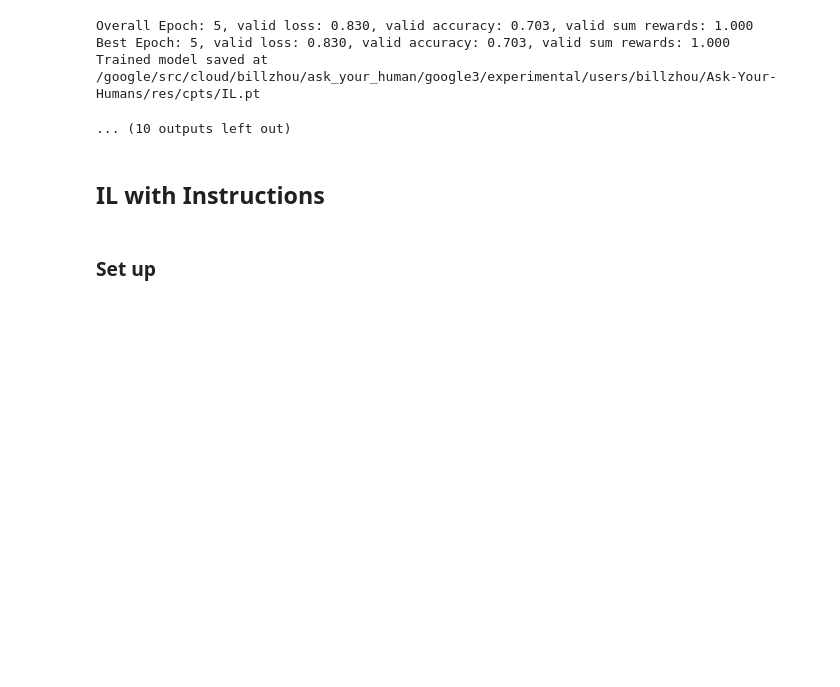
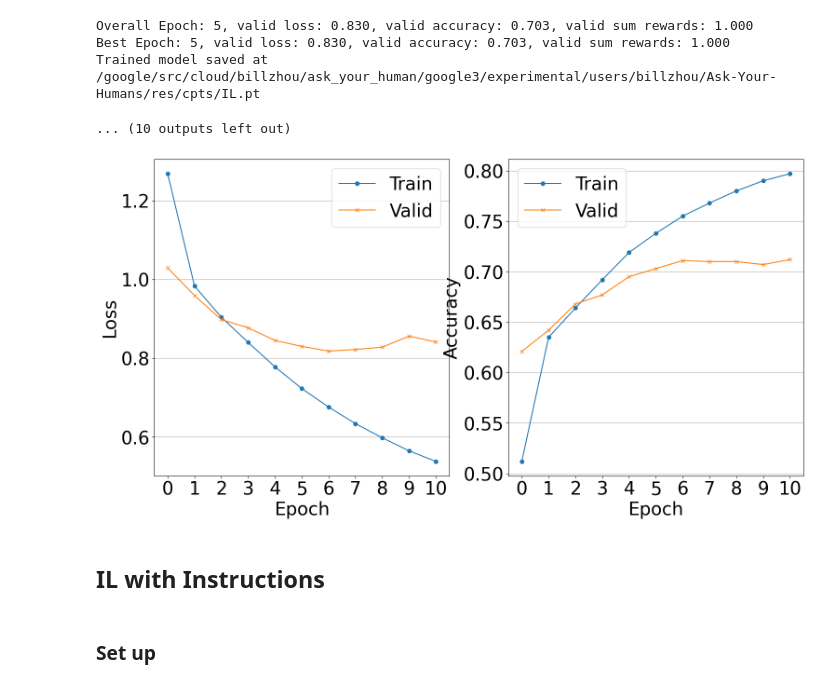
Before and after one commit to MrShininnnnn/Ask-Your-Humans, a Jupyter notebook: main.ipynb, the cells around one changed output. Cells and saved outputs as stored; diff of their text form; code cells hidden in the pictures; blank space fills up the shorter version.

```diff
--- a/main.ipynb
+++ b/main.ipynb
@@ -322,6 +370,33 @@ Overall Epoch: 5, valid loss: 0.830, valid accuracy: 0.703, valid sum rewards: 1
 Best Epoch: 5, valid loss: 0.830, valid accuracy: 0.703, valid sum rewards: 1.000
 Trained model saved at  /google/src/cloud/billzhou/ask_your_human/google3/experimental/users/billzhou/Ask-Your-Humans/res/cpts/IL.pt
 ... (10 outputs left out)
+# %%
+train_losses = [1.268, 0.983, 0.904, 0.840, 0.778, 0.723, 0.676, 0.634, 0.598, 0.565, 0.538]
+valid_losses = [1.029, 0.959, 0.898, 0.877, 0.845, 0.830, 0.818, 0.822, 0.828, 0.856, 0.841]
+train_accuracy = [0.512, 0.635, 0.664, 0.692, 0.719, 0.738, 0.755, 0.768, 0.780, 0.790, 0.797]
+valid_accuracy = [0.621, 0.642, 0.668, 0.677, 0.695, 0.703, 0.711, 0.710, 0.710, 0.707, 0.712]
+# %%
+import matplotlib.pyplot as plt
+plt.rcParams.update({'font.size': 28})
+
+fig, axes = plt.subplots(nrows=1, ncols=2, figsize=(18, 9), dpi=100)
+plot1 = axes[0].plot(range(len(train_losses)), train_losses, marker='o', label='Train')
+plot1 = axes[0].plot(range(len(train_losses)), valid_losses, marker='x', label='Valid')
+
+plot2 = axes[1].plot(range(len(train_accuracy)), train_accuracy, marker='o', label='Train')
+plot2 = axes[1].plot(range(len(train_accuracy)), valid_accuracy, marker='x', label='Valid')
+
+ylabels = ['Loss', 'Accuracy']
+for i in range(2):
+    axes[i].legend()
+    axes[i].set_xticks([y for y in range(len(train_losses))])
+    axes[i].set_ylabel(ylabels[i])
+    axes[i].set_xlabel('Epoch')
+    axes[i].yaxis.grid(True)
+
+fig.savefig('instructions_generator_0_5_teacher_forcing.png')
+# %% [output]
+[figure, added]
 # %% [markdown]
 ## IL with Instructions
 # %% [markdown]
```
Also changed, not shown: parts of 12 cells of this notebook, 2 other files.
